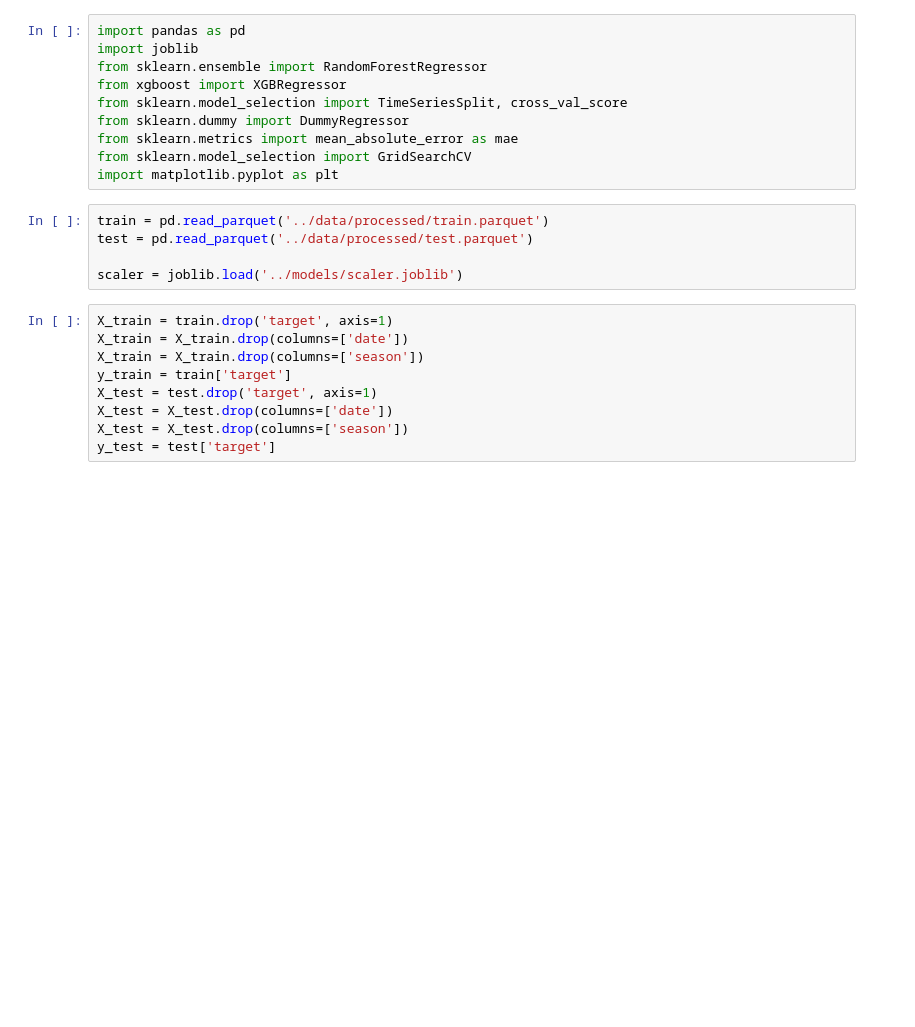
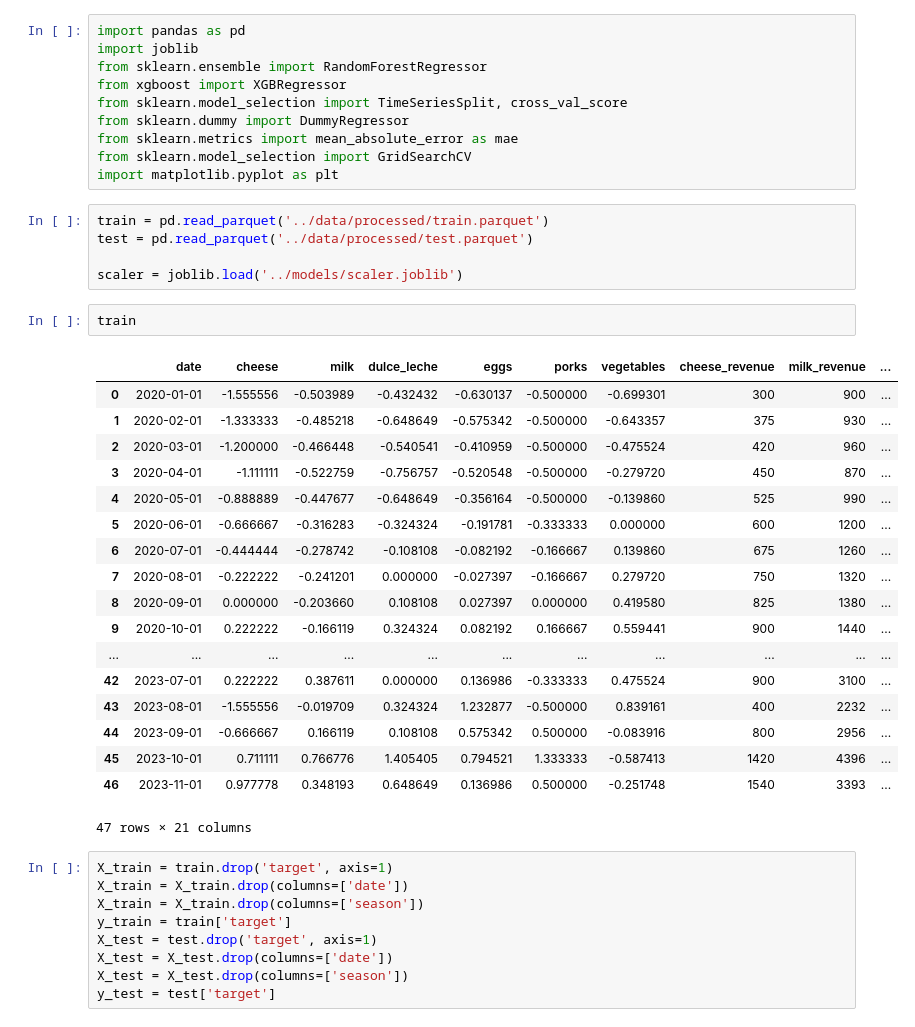
Before and after one commit to kylesonev/fazenda-coop, a Jupyter notebook: notebooks/03_modeling.ipynb, the cells around one changed output. Saved outputs shown, nothing was run; the diff lists cells and outputs as text; blank space fills up the shorter version.

```diff
--- a/notebooks/03_modeling.ipynb
+++ b/notebooks/03_modeling.ipynb
@@ -13,6 +13,27 @@ train = pd.read_parquet('../data/processed/train.parquet')
 test = pd.read_parquet('../data/processed/test.parquet')
 
 scaler = joblib.load('../models/scaler.joblib')
+# %%
+train
+# %% [output]
+|  | date | cheese | milk | dulce_leche | eggs | porks | vegetables | cheese_revenue | milk_revenue | ... |
+| 0 | 2020-01-01 | -1.555556 | -0.503989 | -0.432432 | -0.630137 | -0.500000 | -0.699301 | 300 | 900 | ... |
+| 1 | 2020-02-01 | -1.333333 | -0.485218 | -0.648649 | -0.575342 | -0.500000 | -0.643357 | 375 | 930 | ... |
+| 2 | 2020-03-01 | -1.200000 | -0.466448 | -0.540541 | -0.410959 | -0.500000 | -0.475524 | 420 | 960 | ... |
+| 3 | 2020-04-01 | -1.111111 | -0.522759 | -0.756757 | -0.520548 | -0.500000 | -0.279720 | 450 | 870 | ... |
+| 4 | 2020-05-01 | -0.888889 | -0.447677 | -0.648649 | -0.356164 | -0.500000 | -0.139860 | 525 | 990 | ... |
+| 5 | 2020-06-01 | -0.666667 | -0.316283 | -0.324324 | -0.191781 | -0.333333 | 0.000000 | 600 | 1200 | ... |
+| 6 | 2020-07-01 | -0.444444 | -0.278742 | -0.108108 | -0.082192 | -0.166667 | 0.139860 | 675 | 1260 | ... |
+| 7 | 2020-08-01 | -0.222222 | -0.241201 | 0.000000 | -0.027397 | -0.166667 | 0.279720 | 750 | 1320 | ... |
+| 8 | 2020-09-01 | 0.000000 | -0.203660 | 0.108108 | 0.027397 | 0.000000 | 0.419580 | 825 | 1380 | ... |
+| 9 | 2020-10-01 | 0.222222 | -0.166119 | 0.324324 | 0.082192 | 0.166667 | 0.559441 | 900 | 1440 | ... |
+| ... | ... | ... | ... | ... | ... | ... | ... | ... | ... | ... |
+| 42 | 2023-07-01 | 0.222222 | 0.387611 | 0.000000 | 0.136986 | -0.333333 | 0.475524 | 900 | 3100 | ... |
+| 43 | 2023-08-01 | -1.555556 | -0.019709 | 0.324324 | 1.232877 | -0.500000 | 0.839161 | 400 | 2232 | ... |
+| 44 | 2023-09-01 | -0.666667 | 0.166119 | 0.108108 | 0.575342 | 0.500000 | -0.083916 | 800 | 2956 | ... |
+| 45 | 2023-10-01 | 0.711111 | 0.766776 | 1.405405 | 0.794521 | 1.333333 | -0.587413 | 1420 | 4396 | ... |
+| 46 | 2023-11-01 | 0.977778 | 0.348193 | 0.648649 | 0.136986 | 0.500000 | -0.251748 | 1540 | 3393 | ... |
+47 rows × 21 columns
 # %%
 X_train = train.drop('target', axis=1)
 X_train = X_train.drop(columns=['date'])
```
Also changed, not shown: parts of 2 cells of this notebook, 3 other files.
